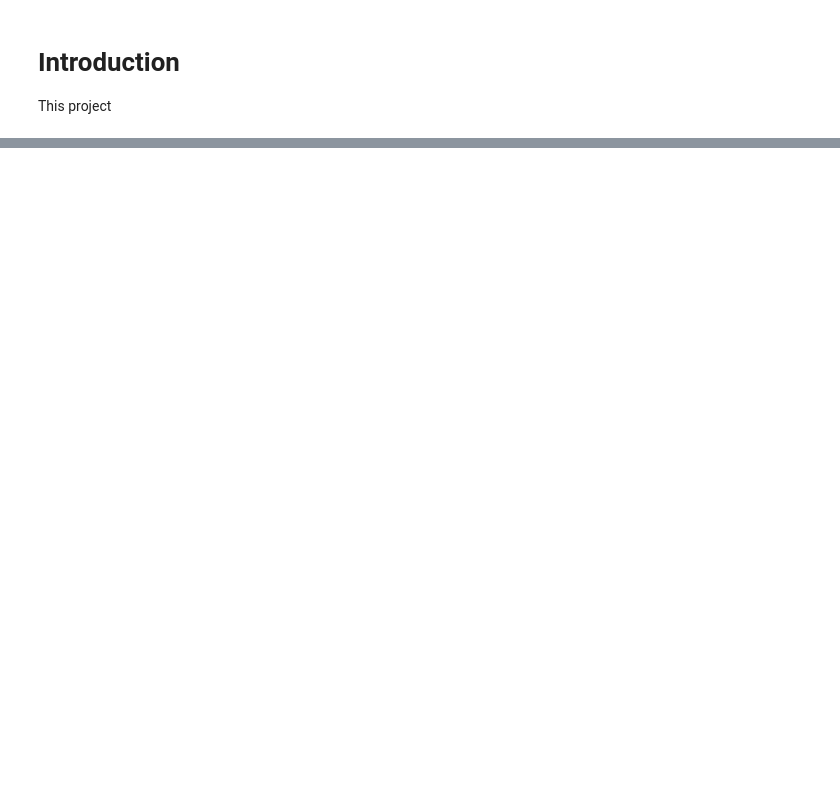
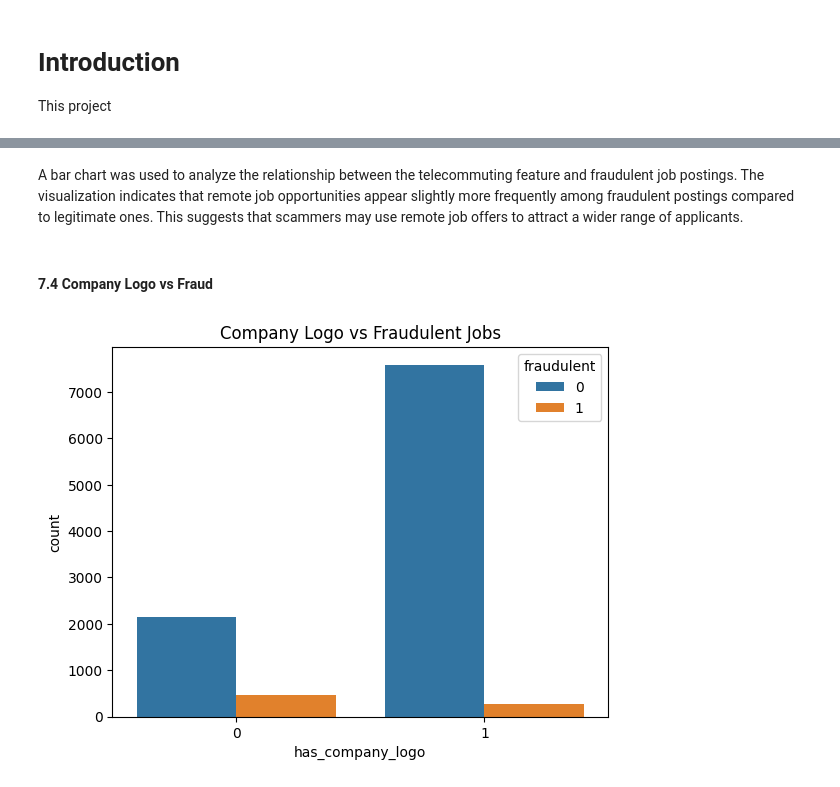
Before and after one commit to porhay007/Fake-Job-Posting-Detection-in-the-U.S.-Job-Market, a Jupyter notebook: Coding/Index.ipynb, the cells around one changed output, grey strips where cells are left out. Cells and saved outputs as stored; diff of their text form; code cells hidden in the pictures; blank space fills up the shorter version.

```diff
--- a/Coding/Index.ipynb
+++ b/Coding/Index.ipynb
@@ -76,0 +230,10 @@ Name: count, dtype: int64
+# %% [markdown]
+A bar chart was used to analyze the relationship between the telecommuting feature and fraudulent job postings. The visualization indicates that remote job opportunities appear slightly more frequently among fraudulent postings compared to legitimate ones. This suggests that scammers may use remote job offers to attract a wider range of applicants.
+# %% [markdown]
+#### 7.4 Company Logo vs Fraud
+# %%
+sns.countplot(x='has_company_logo', hue='fraudulent', data=df_us)
+plt.title("Company Logo vs Fraudulent Jobs")
+plt.show()
+# %% [output]
+[figure, added]
```
Also changed, not shown: parts of 49 cells of this notebook, 4 other files.
